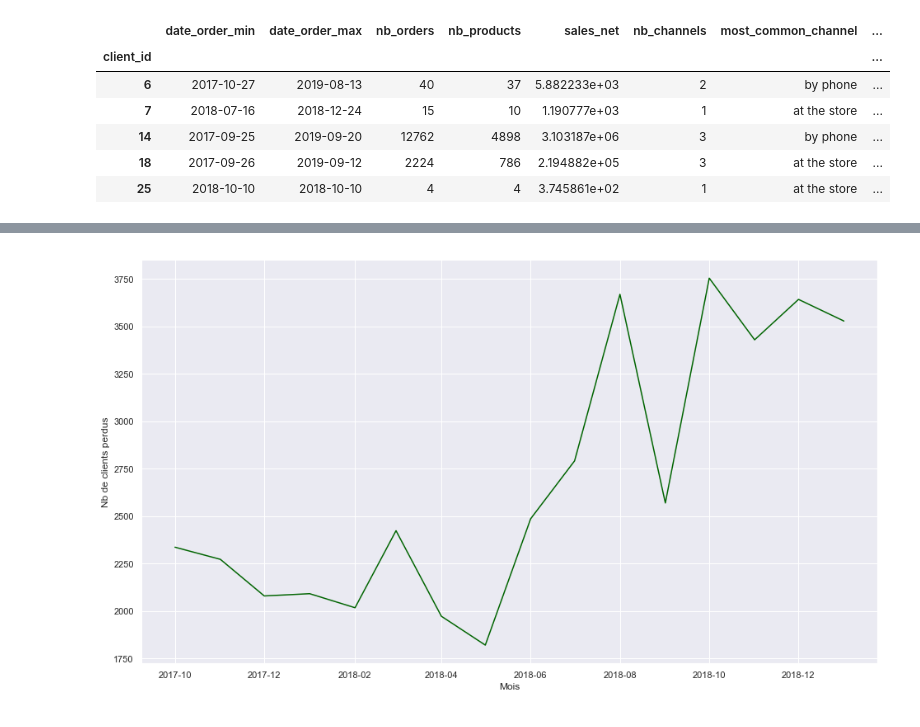
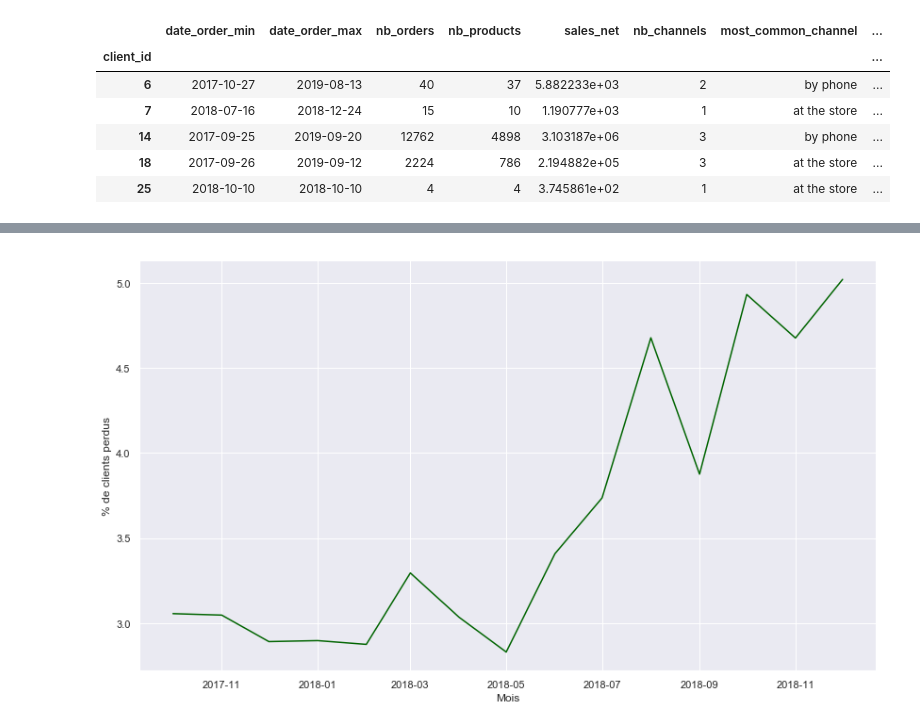
Before and after one commit to WallerandPgt/Churn_Detection, a Jupyter notebook: data_exploration.ipynb, the cells around one changed output, grey strips where cells are left out. Saved outputs shown, nothing was run; the diff lists cells and outputs as text; code cells hidden in the pictures.

```diff
--- a/data_exploration.ipynb
+++ b/data_exploration.ipynb
@@ -104,7 +114,7 @@ sns.histplot(data=df_gby, x="product_id", log_scale = True)
 # %%
 #Time series
 df_monthly = df1.copy()
-df_monthly['year_month'] = df_monthly['date_order'].apply(lambda x : str(x.year) + '_' + str(x.month))
+df_monthly['year_month'] = df_monthly['date_order'].apply(lambda x : datetime(x.year, x.month, 1))
 # %%
 df_monthly_gby = df_monthly.groupby(['year_month']).agg({'sales_net' : 'sum', 'quantity' : 'sum', 'client_id' : 'nunique', 'product_id' : 'nunique'}).reset_index()
 # %%
@@ -353,3 +294,6 @@ df_client.head()
 | 14 | 2017-09-25 | 2019-09-20 | 12762 | 4898 | 3.103187e+06 | 3 | by phone | ... |
 | 18 | 2017-09-26 | 2019-09-12 | 2224 | 786 | 2.194882e+05 | 3 | at the store | ... |
 | 25 | 2018-10-10 | 2018-10-10 | 4 | 4 | 3.745861e+02 | 1 | at the store | ... |
+# %%
+sns.set(rc={'figure.figsize':(8,5)})
+sns.heatmap(data = df_client[['sales_net', 'nb_channels', 'nb_branches', 'delta', 'freq']].corr())
@@ -360,5 +307,9 @@ df_churn['month_year'] = df_churn.date_order_max.apply(lambda x : datetime(x.yea
 # %%
 df_churn_month = df_churn.groupby('month_year').agg({'client_id' : 'sum'}).reset_index()
 # %%
-df_churn_stable = df_churn_month[df_churn_month.month_year < datetime(2019, 2, 1)]
+df_churn_stable = df_churn_month[df_churn_month.month_year < datetime(2019, 1, 1)]
 df_churn_stable = df_churn_stable[df_churn_stable.month_year > datetime(2017, 9, 1)]
+# %%
+df_churn_stable['churn_rate'] = 0
+for i in range(len(df_churn_stable)):
+    df_churn_stable.iloc[i, 2] = 100*df_churn_stable.iloc[i, 1]/df_monthly_gby[df_monthly_gby.year_month == df_churn_stable.iloc[i, 0]].client_id.unique()[0]
@@ -365,8 +325,9 @@ df_churn_stable = df_churn_stable[df_churn_stable.month_year > datetime(2017, 9,
 # %%
-plt.plot(df_churn_stable.month_year, df_churn_stable.client_id, color = 'darkgreen')
+sns.set(rc={'figure.figsize':(14,8)})
+plt.plot(df_churn_stable.month_year, df_churn_stable.churn_rate, color = 'darkgreen')
 plt.xlabel('Mois')
-plt.ylabel('Nb de clients perdus')
+plt.ylabel('% de clients perdus')
 plt.show()
 # %% [output]
-[figure, old version]
+[figure, new version]
 # %%
```
Also changed, not shown: parts of 37 cells of this notebook, 1 other file.
